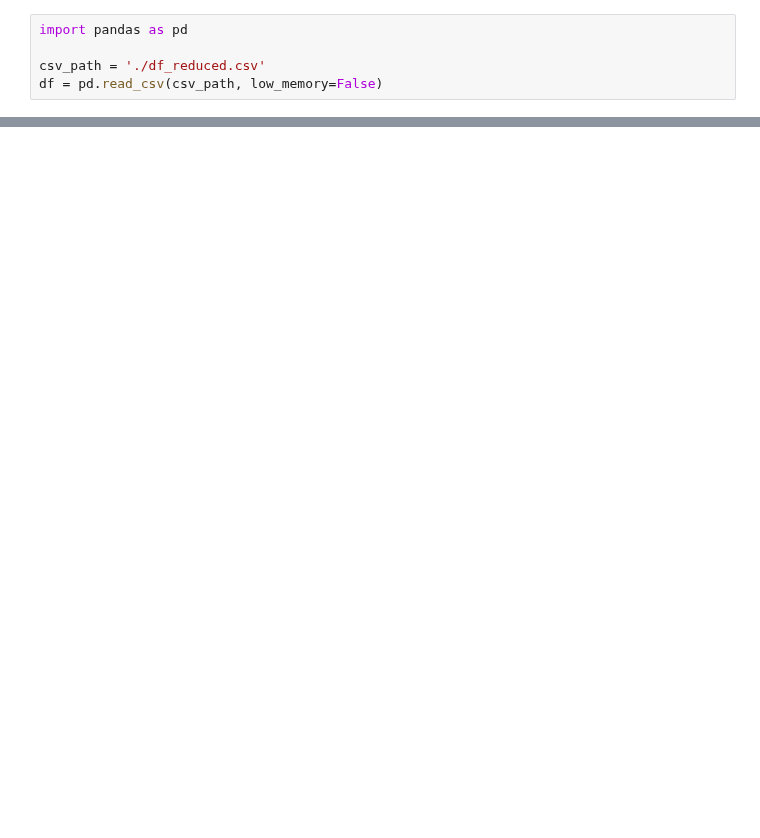
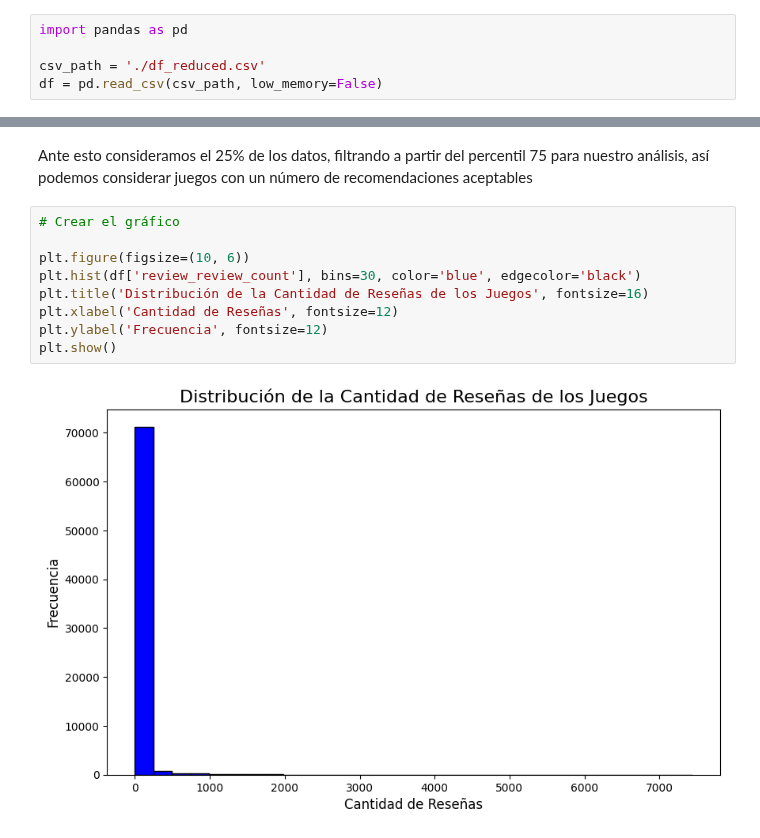
Before and after one commit to SebaSalasLvd/proyecto-mineria, a Jupyter notebook: hito-2/resultados_prelim.ipynb, the cells around one changed output, grey strips where cells are left out. Cells and saved outputs as stored; diff of their text form; blank space fills up the shorter version.

```diff
--- a/hito-2/resultados_prelim.ipynb
+++ b/hito-2/resultados_prelim.ipynb
@@ -20,0 +45,13 @@ df = pd.read_csv(csv_path, low_memory=False)
+# %% [markdown]
+Ante esto consideramos el 25% de los datos, filtrando a partir del percentil 75 para nuestro análisis, así podemos considerar juegos con un número de recomendaciones aceptables
+# %%
+# Crear el gráfico
+
+plt.figure(figsize=(10, 6))
+plt.hist(df['review_review_count'], bins=30, color='blue', edgecolor='black')
+plt.title('Distribución de la Cantidad de Reseñas de los Juegos', fontsize=16)
+plt.xlabel('Cantidad de Reseñas', fontsize=12)
+plt.ylabel('Frecuencia', fontsize=12)
+plt.show()
+# %% [output]
+[figure, added]
```
Also changed, not shown: parts of 13 cells of this notebook, 1 other file.
